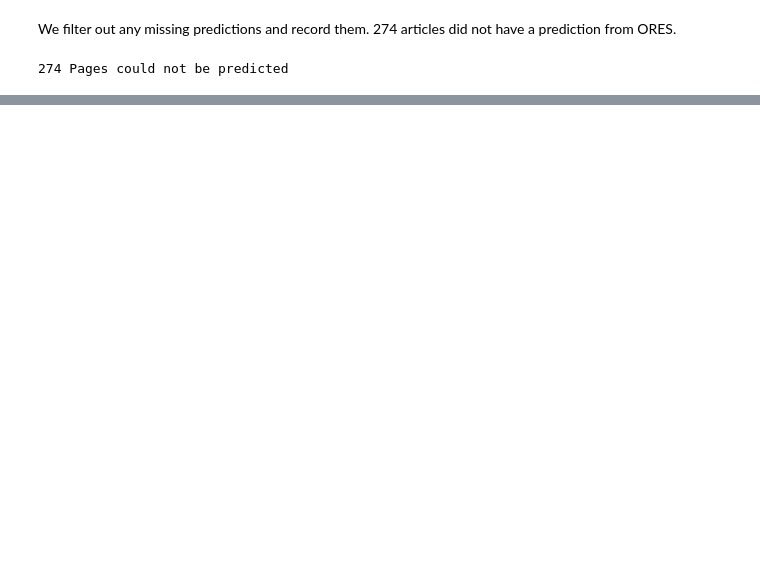
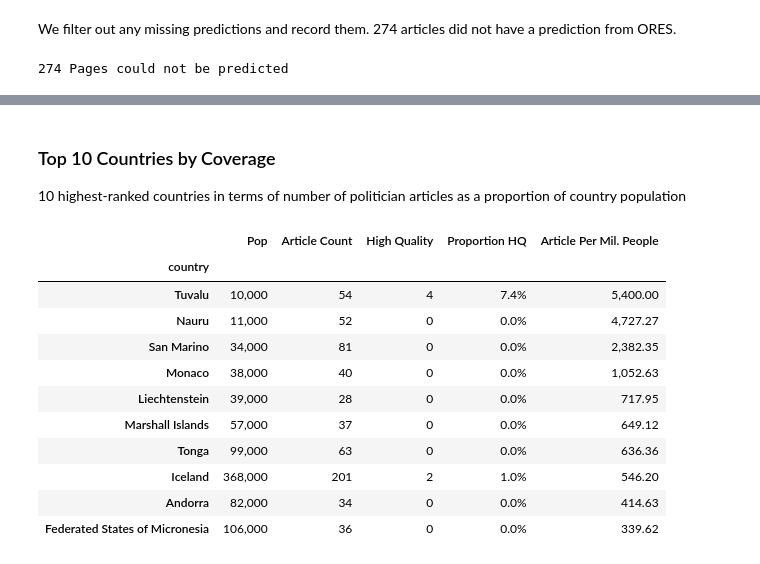
Before and after one commit to CaseCal/data-512-a2, a Jupyter notebook: hcds-a2-bias.ipynb, the cells around one changed output, grey strips where cells are left out. Drawn from its saved outputs; the diff is of its cells as text; code cells hidden in the pictures; blank space fills up the shorter version.

```diff
--- a/hcds-a2-bias.ipynb
+++ b/hcds-a2-bias.ipynb
@@ -162,0 +139,16 @@ final_data
+# %%
+data = pd.read_csv('wp_wpds_politicians_by_country.csv')
+
+# High Quality column
+data["High Quality"] = data["article_quality_est"].isin(["FA", "GA"]).astype(int)
+
+# Group by country and take mean
+data_by_country = data[["country", "population", "page", "High Quality"]] \
+    .groupby("country") \
+    .agg({"population": "mean", "page":"size", "High Quality": "sum"}) \
+    .rename(columns={"population": "Pop", "page": "Article Count"})
+
+# Add calcualted fields
+data_by_country["Proportion HQ"] = data_by_country["High Quality"] / data_by_country["Article Count"]
+data_by_country["Article Per Mil. People"] = data_by_country["Article Count"] / data_by_country["Pop"] * 1000000
+data_by_country.head()
@@ -162,0 +163,29 @@ final_data
+# %%
+# Styler for tables below
+style_args = {
+    "precision":0,
+    "na_rep":'MISSING',
+    "thousands":",",
+    "formatter":{
+        "Proportion HQ": "{:.1%}",
+        "Article Per Mil. People": "{0:,.2f}",
+    }
+}
+# %% [markdown]
+### Top 10 Countries by Coverage
+10 highest-ranked countries in terms of number of politician articles as a proportion of country population
+# %%
+data_by_country.sort_values(by="Article Per Mil. People", ascending=False).iloc[0:10,].style.format(**style_args)
+# %% [output]
+|  | Pop | Article Count | High Quality | Proportion HQ | Article Per Mil. People |
+| country |  |  |  |  |  |
+| Tuvalu | 10,000 | 54 | 4 | 7.4% | 5,400.00 |
+| Nauru | 11,000 | 52 | 0 | 0.0% | 4,727.27 |
+| San Marino | 34,000 | 81 | 0 | 0.0% | 2,382.35 |
+| Monaco | 38,000 | 40 | 0 | 0.0% | 1,052.63 |
+| Liechtenstein | 39,000 | 28 | 0 | 0.0% | 717.95 |
+| Marshall Islands | 57,000 | 37 | 0 | 0.0% | 649.12 |
+| Tonga | 99,000 | 63 | 0 | 0.0% | 636.36 |
+| Iceland | 368,000 | 201 | 2 | 1.0% | 546.20 |
+| Andorra | 82,000 | 34 | 0 | 0.0% | 414.63 |
+| Federated States of Micronesia | 106,000 | 36 | 0 | 0.0% | 339.62 |
```
Also changed, not shown: parts of 13 cells of this notebook, 3 other files.
